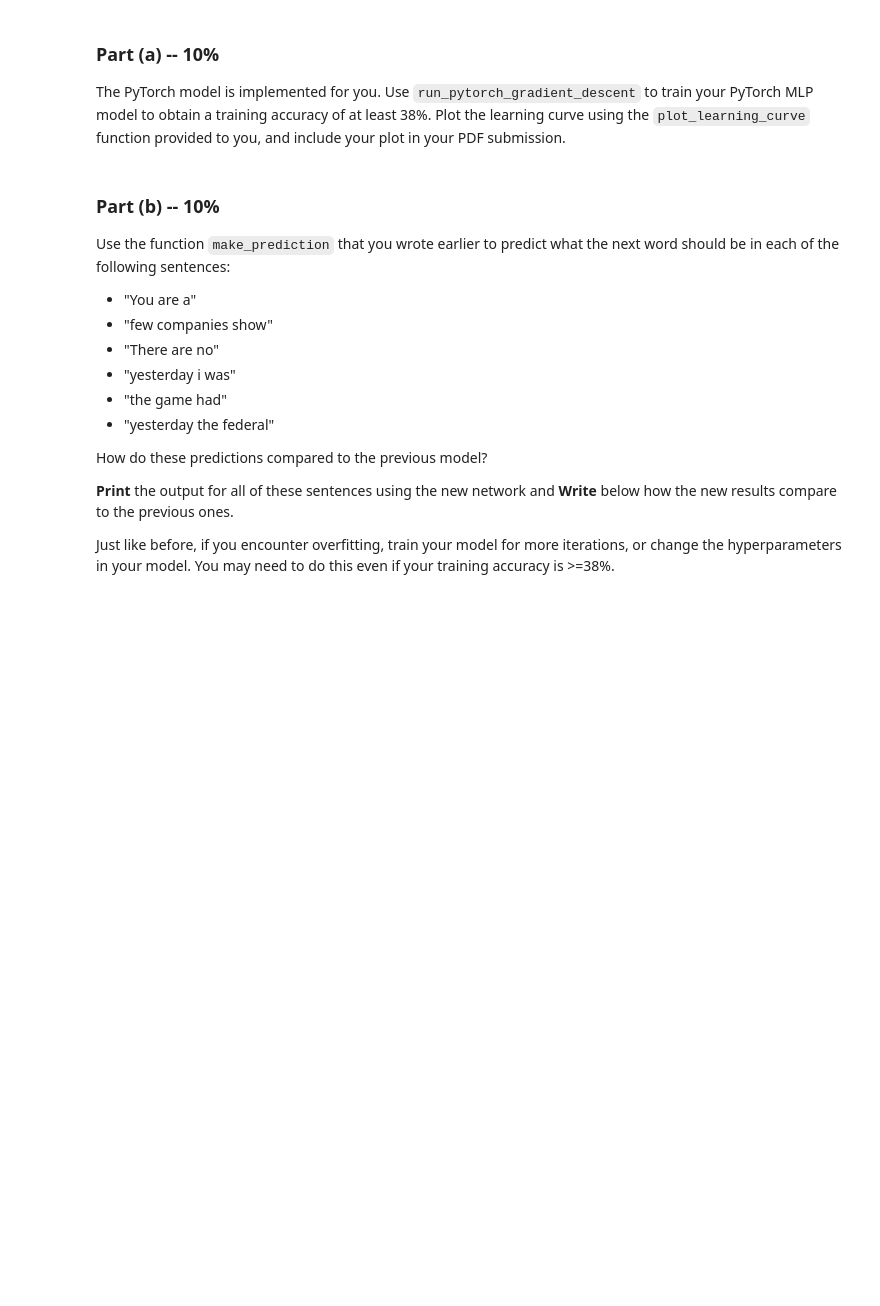
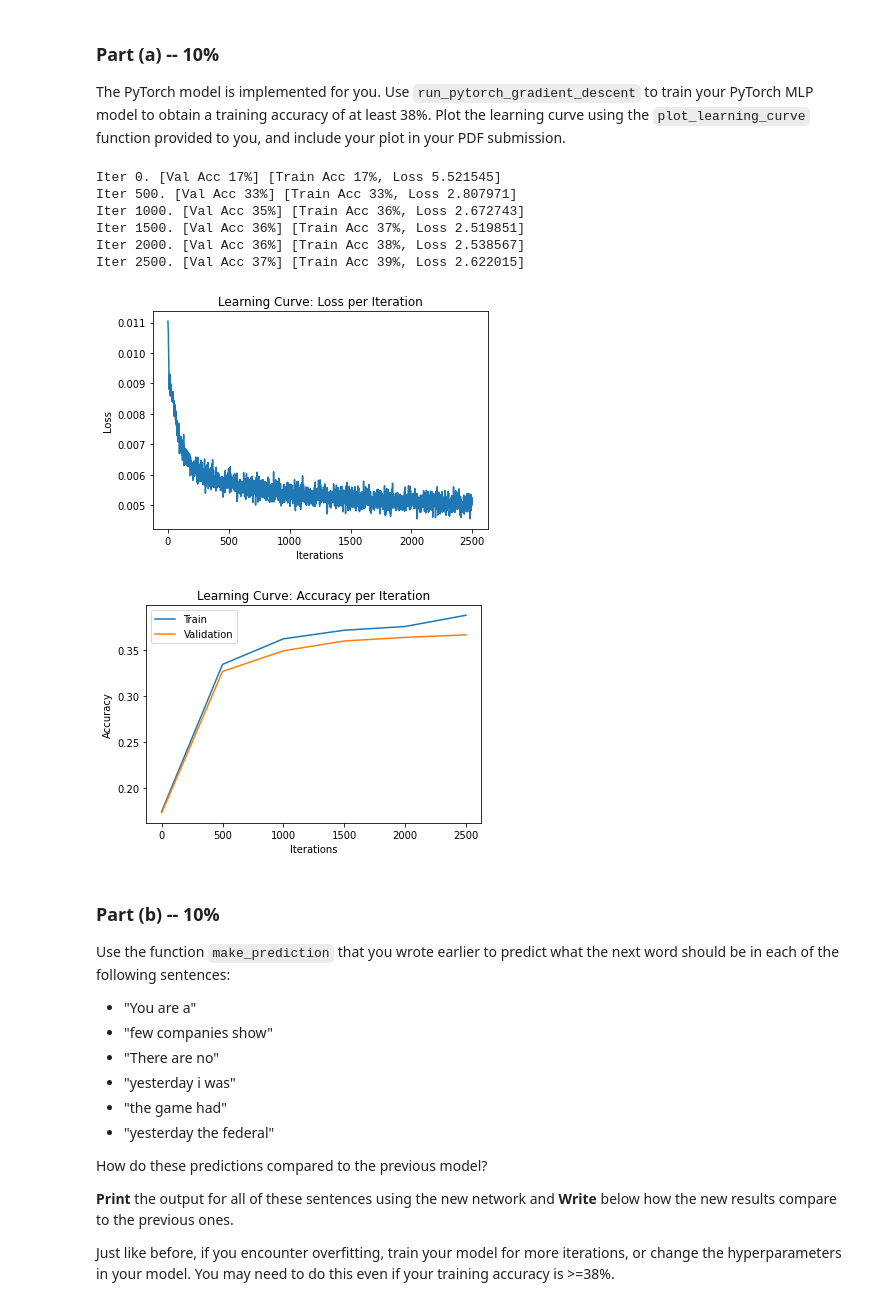
Before and after one commit to itaimorad/Deep-Learning, a Jupyter notebook: Assignment2_(2).ipynb, the cells around one changed output. Saved outputs shown, nothing was run; the diff lists cells and outputs as text; code cells hidden in the pictures; blank space fills up the shorter version.

```diff
--- a/Assignment2_(2).ipynb
+++ b/Assignment2_(2).ipynb
@@ -532,25 +532,32 @@ to you, and include your plot in your PDF submission.
 # %%
 class PyTorchWordEmb(nn.Module):
     def __init__(self, emb_size=100, num_hidden=300, vocab_size=250):
         super(PyTorchWordEmb, self).__init__()
         self.word_emb_layer = nn.Linear(vocab_size, emb_size, bias=False)
         self.fc_layer1 = nn.Linear(emb_size * 3, num_hidden)
         self.fc_layer2 = nn.Linear(num_hidden, 250)
         self.num_hidden = num_hidden
         self.emb_size = emb_size
     def forward(self, inp):
         embeddings = torch.relu(self.word_emb_layer(inp))
         embeddings = embeddings.reshape([-1, self.emb_size * 3])
         hidden = torch.relu(self.fc_layer1(embeddings))
         return self.fc_layer2(hidden)
 
-# pytorch_wordemb= PyTorchWordEmb()
+pytorch_wordemb= PyTorchWordEmb()
 
-# result = run_pytorch_gradient_descent(pytorch_wordemb,
-#                                       max_iters=20000,
-#                                       ...)
+result = run_pytorch_gradient_descent(pytorch_wordemb, learning_rate=0.004, batch_size=500, max_iters=2500)
 
-# plot_learning_curve(*result)
+plot_learning_curve(*result)
+# %% [output]
+Iter 0. [Val Acc 17%] [Train Acc 17%, Loss 5.521545]
+Iter 500. [Val Acc 33%] [Train Acc 33%, Loss 2.807971]
+Iter 1000. [Val Acc 35%] [Train Acc 36%, Loss 2.672743]
+Iter 1500. [Val Acc 36%] [Train Acc 37%, Loss 2.519851]
+Iter 2000. [Val Acc 36%] [Train Acc 38%, Loss 2.538567]
+Iter 2500. [Val Acc 37%] [Train Acc 39%, Loss 2.622015]
+[figure, added]
+[figure, added]
 # %% [markdown]
 ### Part (b) -- 10%
 
```
Also changed, not shown: parts of 3 cells of this notebook.
